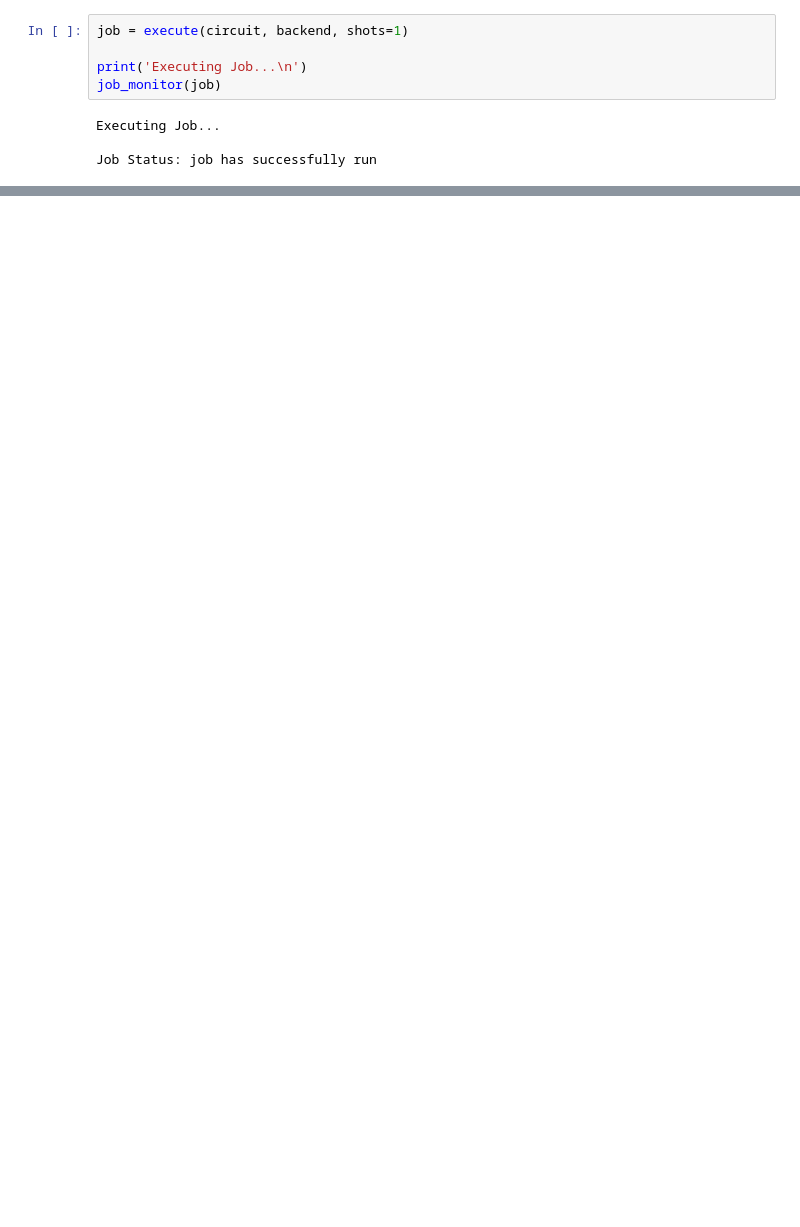
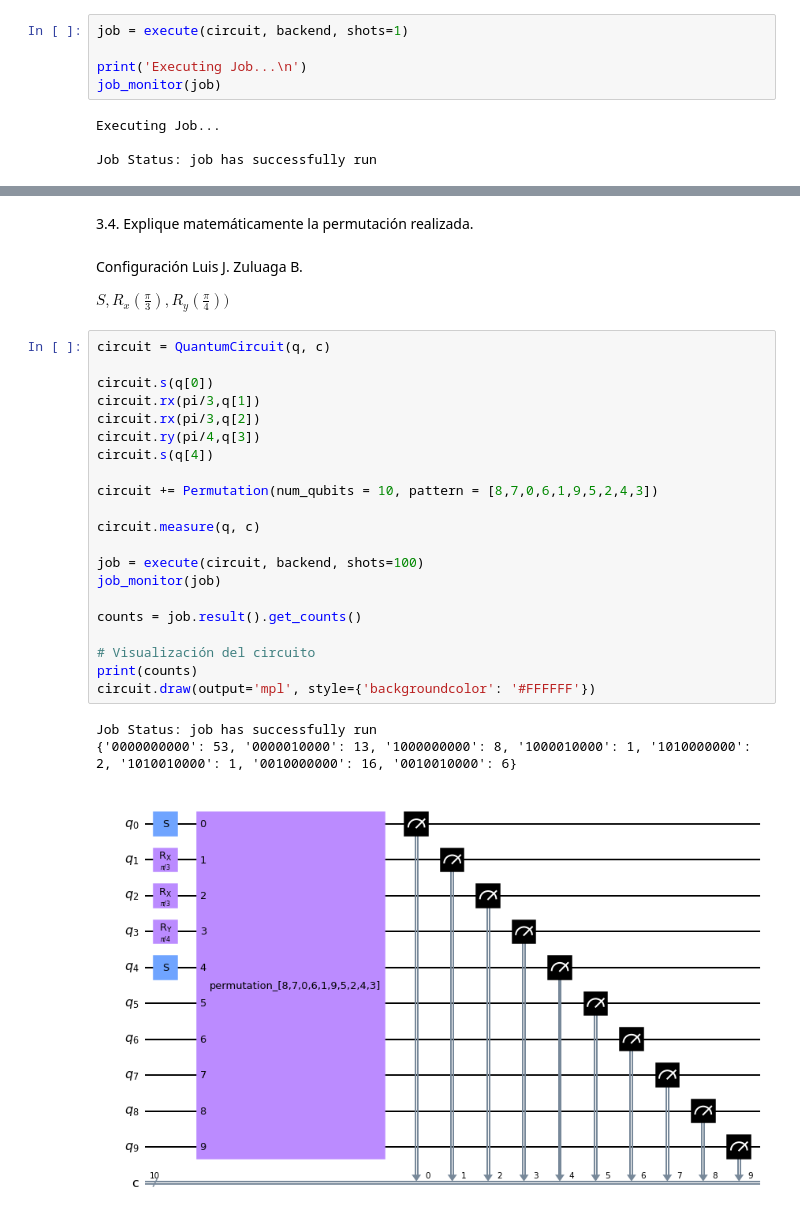
Before and after one commit to LuisaGomezB/QuantumComputing_UdeA, a Jupyter notebook: Práctica02 - QC - 2022.1.ipynb, the cells around one changed output, grey strips where cells are left out. Drawn from its saved outputs; the diff is of its cells as text; blank space fills up the shorter version.

```diff
--- a/Práctica02 - QC - 2022.1.ipynb
+++ b/Práctica02 - QC - 2022.1.ipynb
@@ -118,3 +200,34 @@ The random number is:  41
+# %% [markdown]
+3.4. Explique matemáticamente la permutación realizada.
+# %% [markdown]
+Configuración Luis J. Zuluaga B.
+
+$S,R_x(\frac{\pi}{3}), R_y(\frac{\pi}{4}))$
+# %%
+circuit = QuantumCircuit(q, c)
+
+circuit.s(q[0])
+circuit.rx(pi/3,q[1])
+circuit.rx(pi/3,q[2])
+circuit.ry(pi/4,q[3])
+circuit.s(q[4])
+
+circuit += Permutation(num_qubits = 10, pattern = [8,7,0,6,1,9,5,2,4,3])
+
+circuit.measure(q, c)
+
+job = execute(circuit, backend, shots=100)
+job_monitor(job)
+
+counts = job.result().get_counts()
+
+# Visualización del circuito
+print(counts)
+circuit.draw(output='mpl', style={'backgroundcolor': '#FFFFFF'})
+# %% [output]
+Job Status: job has successfully run
+{'0000000000': 53, '0000010000': 13, '1000000000': 8, '1000010000': 1, '1010000000': 2, '1010010000': 1, '0010000000': 16, '0010010000': 6}
+[figure, added]
 # %%
 import qiskit.tools.jupyter
 %qiskit_version_table
```
Also changed, not shown: parts of 32 cells of this notebook.
